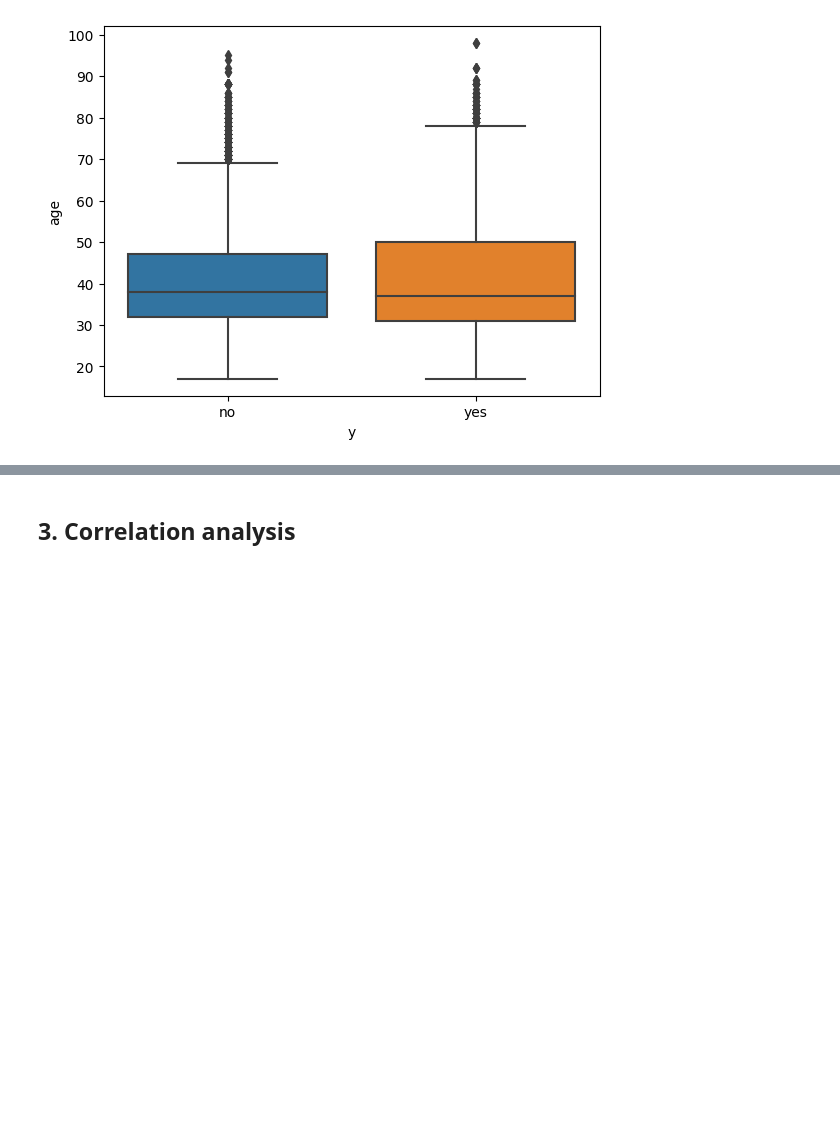
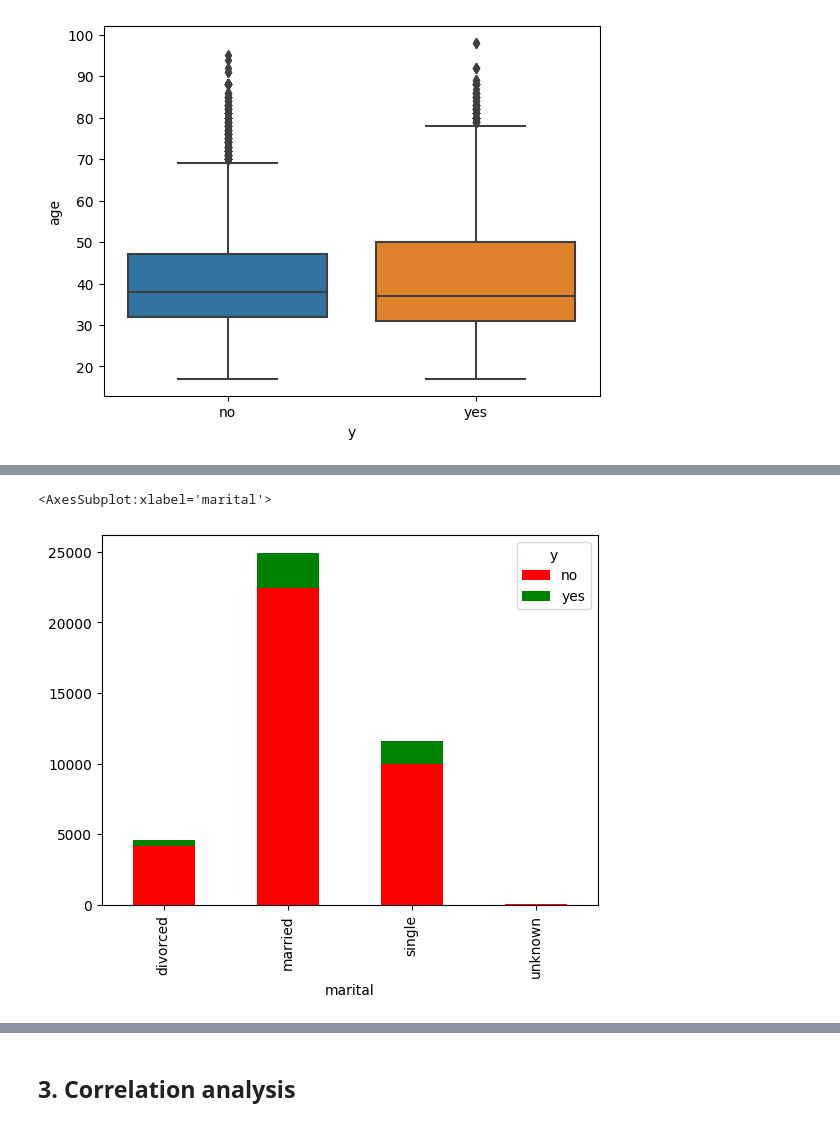
Before and after one commit to mpereiramoretti/pcs5787-projeto, a Jupyter notebook: notebooks/0. EDA.ipynb, the cells around one changed output, grey strips where cells are left out. Drawn from its saved outputs; the diff is of its cells as text; code cells hidden in the pictures; blank space fills up the shorter version.

```diff
--- a/notebooks/0. EDA.ipynb
+++ b/notebooks/0. EDA.ipynb
@@ -196,2 +224,2 @@ It seams not to have any tendency in subscribing according to the age of the cli
 # %%
-df
+df_aux = df.groupby(["marital"])["y"].value_counts().rename("counts").to_frame().reset_index()
@@ -211,0 +226,4 @@ df
+# %%
+df_plot = pd.pivot_table(df_aux, values="counts", index="marital", columns="y")
+df_plot = df_plot.reset_index()
+df_plot.head()
@@ -211,0 +236,5 @@ df
+# %%
+df_plot.plot(kind='bar', x="marital", stacked=True, color=['red', 'green'])
+# %% [output]
+<AxesSubplot:xlabel='marital'>
+[figure, added]
```
Also changed, not shown: parts of 107 cells of this notebook.
